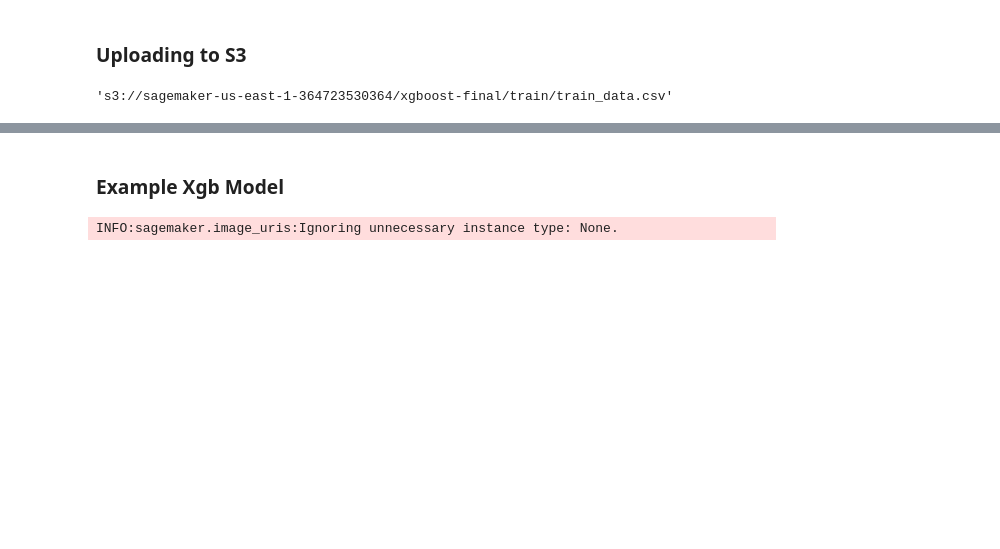
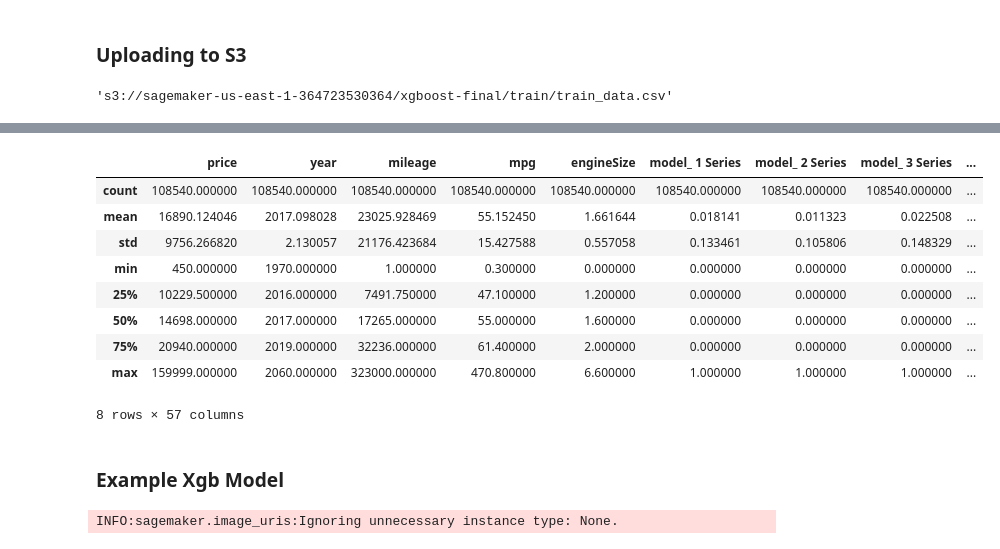
Before and after one commit to Nedwards0/AAI-540-Final-Project, a Jupyter notebook: AwsDataProcessing.ipynb, the cells around one changed output, grey strips where cells are left out. Drawn from its saved outputs; the diff is of its cells as text; code cells hidden in the pictures; blank space fills up the shorter version.

```diff
--- a/AwsDataProcessing.ipynb
+++ b/AwsDataProcessing.ipynb
@@ -276,0 +306,13 @@ training_data
+# %%
+feature_data = df_encoded
+# %%
+import time
+
+current_time_sec = int(round(time.time()))
+
+record_identifier_feature_name = "TransactionID"
+event_time_feature_name = "EventTime"
+
+feature_data[event_time_feature_name] = pd.Series(
+    [current_time_sec] * len(feature_data), dtype="float64"
+)
@@ -277,3 +339,16 @@ training_data
+# %%
+feature_data.describe()
+# %% [output]
+|  | price | year | mileage | mpg | engineSize | model_ 1 Series | model_ 2 Series | model_ 3 Series | ... |
+| count | 108540.000000 | 108540.000000 | 108540.000000 | 108540.000000 | 108540.000000 | 108540.000000 | 108540.000000 | 108540.000000 | ... |
+| mean | 16890.124046 | 2017.098028 | 23025.928469 | 55.152450 | 1.661644 | 0.018141 | 0.011323 | 0.022508 | ... |
+| std | 9756.266820 | 2.130057 | 21176.423684 | 15.427588 | 0.557058 | 0.133461 | 0.105806 | 0.148329 | ... |
+| min | 450.000000 | 1970.000000 | 1.000000 | 0.300000 | 0.000000 | 0.000000 | 0.000000 | 0.000000 | ... |
+| 25% | 10229.500000 | 2016.000000 | 7491.750000 | 47.100000 | 1.200000 | 0.000000 | 0.000000 | 0.000000 | ... |
+| 50% | 14698.000000 | 2017.000000 | 17265.000000 | 55.000000 | 1.600000 | 0.000000 | 0.000000 | 0.000000 | ... |
+| 75% | 20940.000000 | 2019.000000 | 32236.000000 | 61.400000 | 2.000000 | 0.000000 | 0.000000 | 0.000000 | ... |
+| max | 159999.000000 | 2060.000000 | 323000.000000 | 470.800000 | 6.600000 | 1.000000 | 1.000000 | 1.000000 | ... |
+8 rows × 57 columns
 # %% [markdown]
 ### Example Xgb Model
 # %%
```
Also changed, not shown: parts of 6 cells of this notebook.
